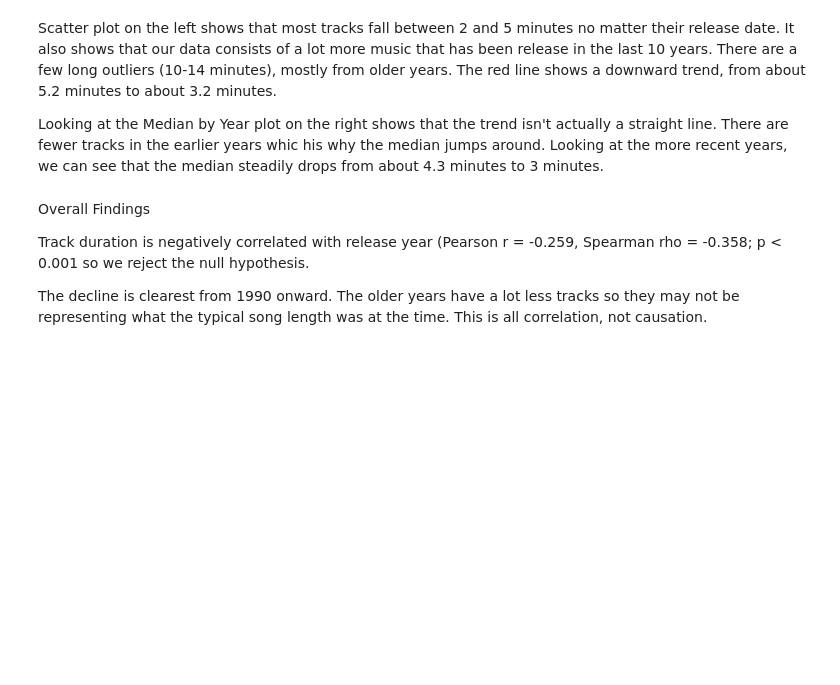
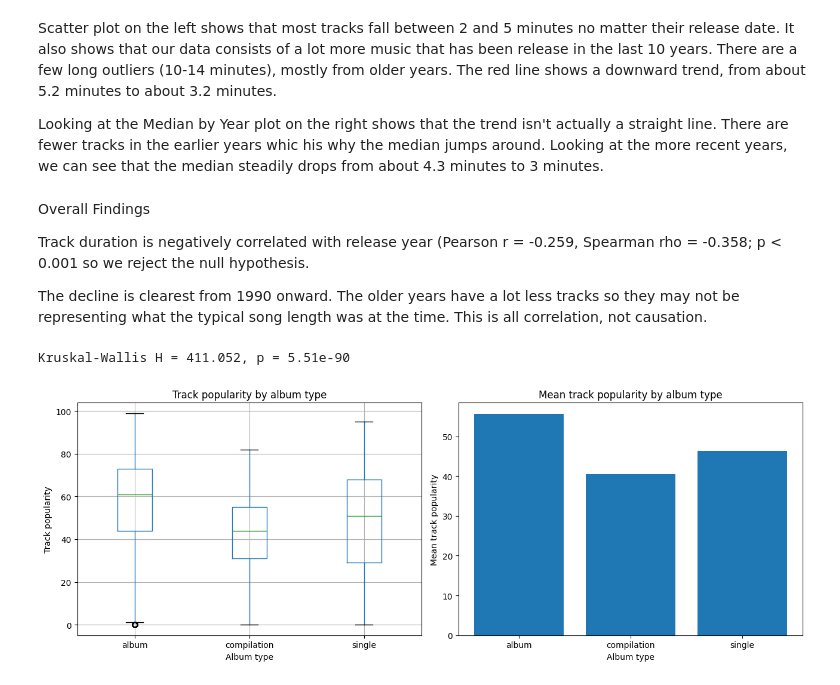
Before and after one commit to sarcazm1/CMSC320FinalProjectSpotify, a Jupyter notebook: Copy_of_CMSC320_Checkpoint2_Spotify.ipynb, the cells around one changed output. Cells and saved outputs as stored; diff of their text form; code cells hidden in the pictures; blank space fills up the shorter version.

Commit message:
Added Kruskal-Wallis test for album type vs popularity

```diff
--- a/Copy_of_CMSC320_Checkpoint2_Spotify.ipynb
+++ b/Copy_of_CMSC320_Checkpoint2_Spotify.ipynb
@@ -271,3 +269,33 @@ Overall Findings
 Track duration is negatively correlated with release year (Pearson r = -0.259, Spearman rho = -0.358; p < 0.001 so we reject the null hypothesis.
 
 The decline is clearest from 1990 onward. The older years have a lot less tracks so they may not be representing what the typical song length was at the time. This is all correlation, not causation.
+# %%
+# Kruskal-Wallis test: album_type vs track_popularity
+# H0: track popularity has the same distribution across all album types
+# Ha: at least one album type has a different track popularity distribution
+
+groups = [group["track_popularity"].dropna() for _, group in df.groupby("album_type")]
+h, p = stats.kruskal(*groups)
+print(f"Kruskal-Wallis H = {h:.3f}, p = {p:.3g}")
+
+fig, axes = plt.subplots(1, 2, figsize=(13, 5))
+
+# box plot
+df.boxplot(column="track_popularity", by="album_type", ax=axes[0])
+axes[0].set_title("Track popularity by album type")
+axes[0].set_xlabel("Album type")
+axes[0].set_ylabel("Track popularity")
+
+# mean popularity by album type
+mean_by_type = df.groupby("album_type")["track_popularity"].mean()
+axes[1].bar(mean_by_type.index, mean_by_type.values)
+axes[1].set_title("Mean track popularity by album type")
+axes[1].set_xlabel("Album type")
+axes[1].set_ylabel("Mean track popularity")
+
+plt.suptitle("")
+plt.tight_layout()
+plt.show()
+# %% [output]
+Kruskal-Wallis H = 411.052, p = 5.51e-90
+[figure, added]
```
Also changed, not shown: parts of 3 cells of this notebook.
